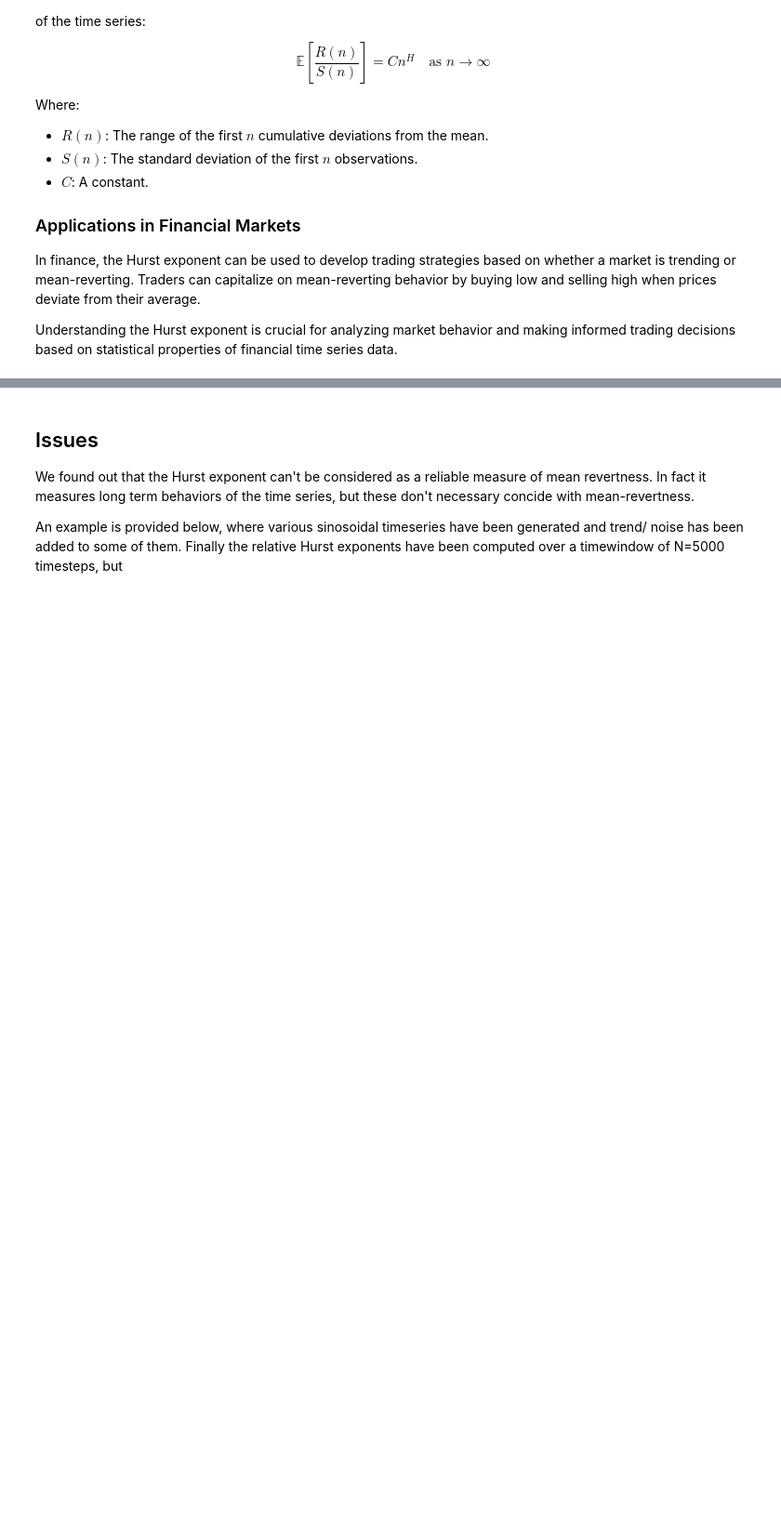
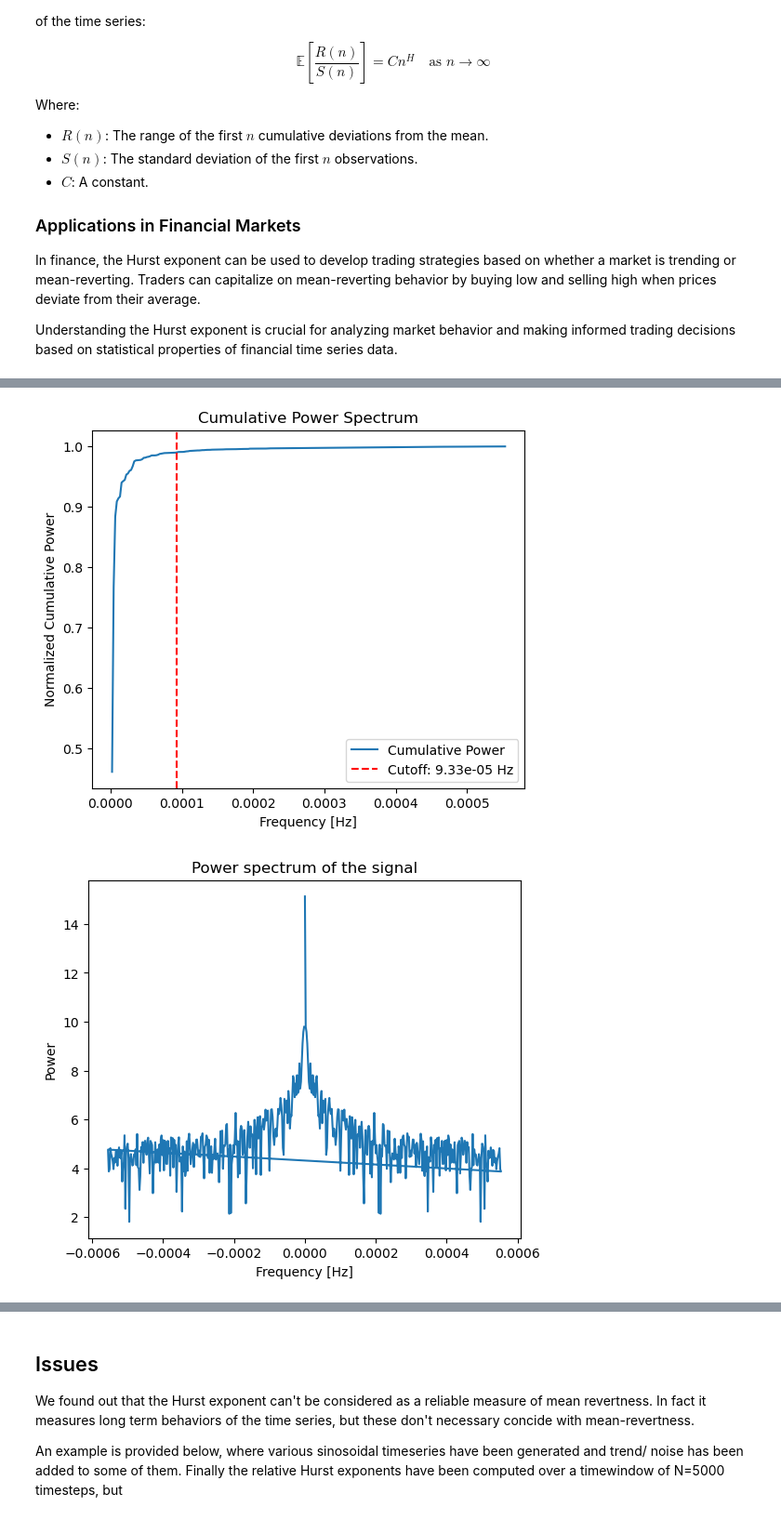
Before and after one commit to gpoccianti/LCP_projects_Y7, a Jupyter notebook: Code/XSOR_report.ipynb, the cells around one changed output, grey strips where cells are left out. Shown at 93% size. Saved outputs shown, nothing was run; the diff lists cells and outputs as text; code cells hidden in the pictures; blank space fills up the shorter version.

```diff
--- a/Code/XSOR_report.ipynb
+++ b/Code/XSOR_report.ipynb
@@ -176,0 +188,39 @@ Understanding the Hurst exponent is crucial for analyzing market behavior and ma
+# %%
+#Import and clean data
+from functions import filter_signal, filter_signal_by_auc, import_data
+import numpy as np
+import matplotlib.pyplot as plt
+from scipy.fftpack import fft, ifft, fftfreq
+from hurst import compute_Hc
+
+# Example usage:
+# Load the data
+_, close_data = import_data("data_M15/FTSE100_M15_201912230600_202411131015.csv") #"data_M15/DJ_M15_202009240845_202411131015.csv"
+
+# Select the data range for analysis
+t_min = 1500
+t_max = 2000
+
+# Extract the signal and its datetime index
+sig = close_data[t_min:t_max]
+datetime_index = close_data.index[t_min:t_max]
+
+# Call the filter_signal function from functions module
+#filtered_sig_series = functions.filter_signal(sig, datetime_index, time_step=15*60, freq_factor=10)
+filtered_sig_series=filter_signal_by_auc(sig, datetime_index, time_step=15*60, discard_fraction=0.01, plot_spectrum=True)
+filter_signal(sig, datetime_index)
+
+# Plot the original and filtered signal
+plt.figure(figsize=(6, 5))
+plt.plot(datetime_index, sig, label='Original signal')
+plt.plot(datetime_index, filtered_sig_series, linewidth=3, label='Filtered signal')
+plt.xlabel('Time')
+plt.ylabel('Amplitude')
+plt.legend(loc='best')
+plt.title("Filtered signal")
+plt.xticks(rotation=45)
+plt.tight_layout()
+plt.show()
+# %% [output]
+[figure, added]
+[figure, added]
```
Also changed, not shown: parts of 27 cells of this notebook.
